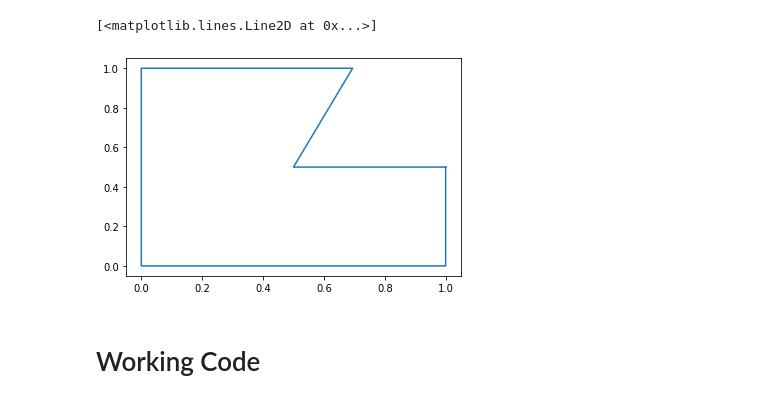
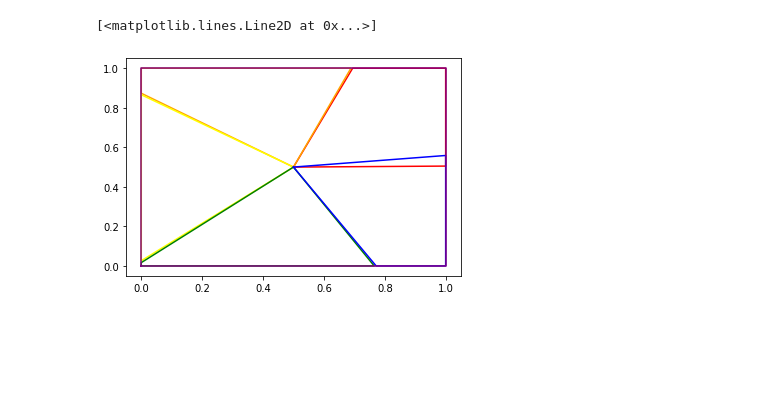
Before and after one commit to DanielNoble/Aerospace, a Jupyter notebook: Polygon_Partitioning.ipynb, the cells around one changed output. Drawn from its saved outputs; the diff is of its cells as text; code cells hidden in the pictures; blank space fills up the shorter version.

```diff
--- a/Polygon_Partitioning.ipynb
+++ b/Polygon_Partitioning.ipynb
@@ -143 +197,11 @@ def polygon_partition_v2(shape, origin, n, step, threshold, init_angle):
+# %%
+plt.plot(*sectors[0].exterior.coords.xy,color='red')
+plt.plot(*sectors[1].exterior.coords.xy,color='orange')
+plt.plot(*sectors[2].exterior.coords.xy,color='yellow')
+plt.plot(*sectors[3].exterior.coords.xy,color='green')
+plt.plot(*sectors[4].exterior.coords.xy,color='blue')
+plt.plot(*polygon.exterior.coords.xy,color='purple')
+# %% [output]
+[<matplotlib.lines.Line2D at 0x...>]
+[figure, added]
 # %%
@@ -150,10 +218,3 @@ def polygon_partitioner(shape, origin, n, step, threshold):
         sectors.append(new_sector)
 
     return sectors
-# %%
-plt.plot(*polygon1.difference(sector).exterior.coords.xy)
-# %% [output]
-[<matplotlib.lines.Line2D at 0x...>]
-[figure, removed]
-# %% [markdown]
-# Working Code
```
Also changed, not shown: parts of 17 cells of this notebook.
